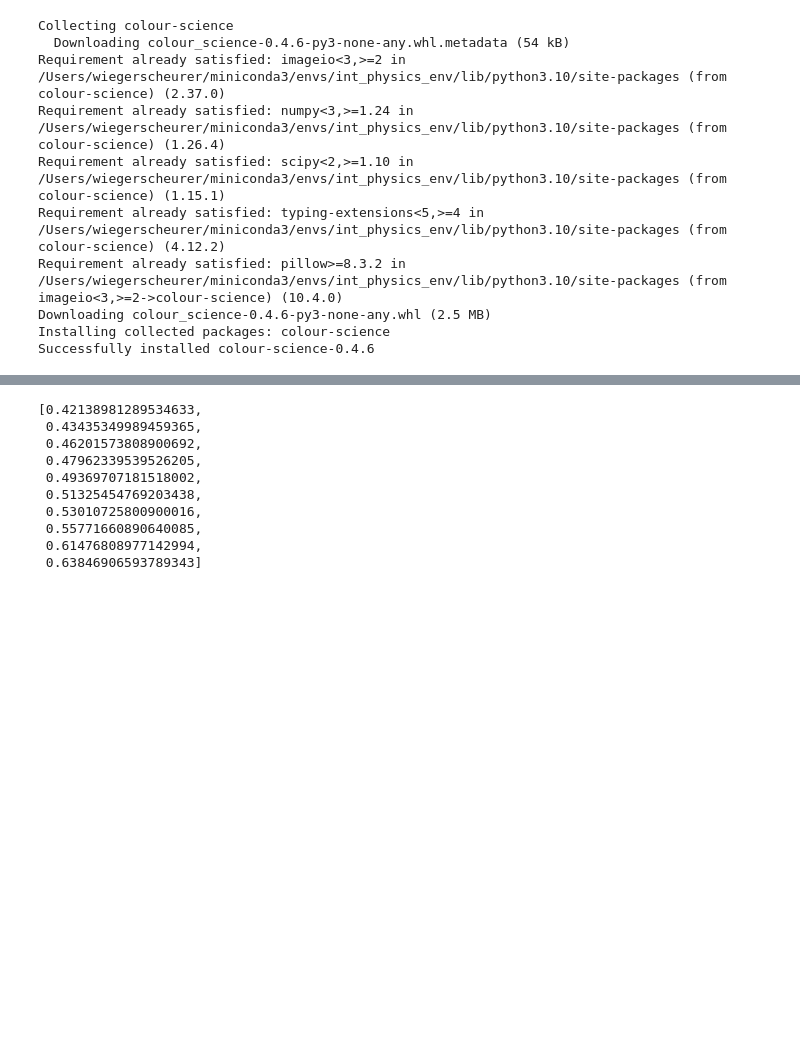
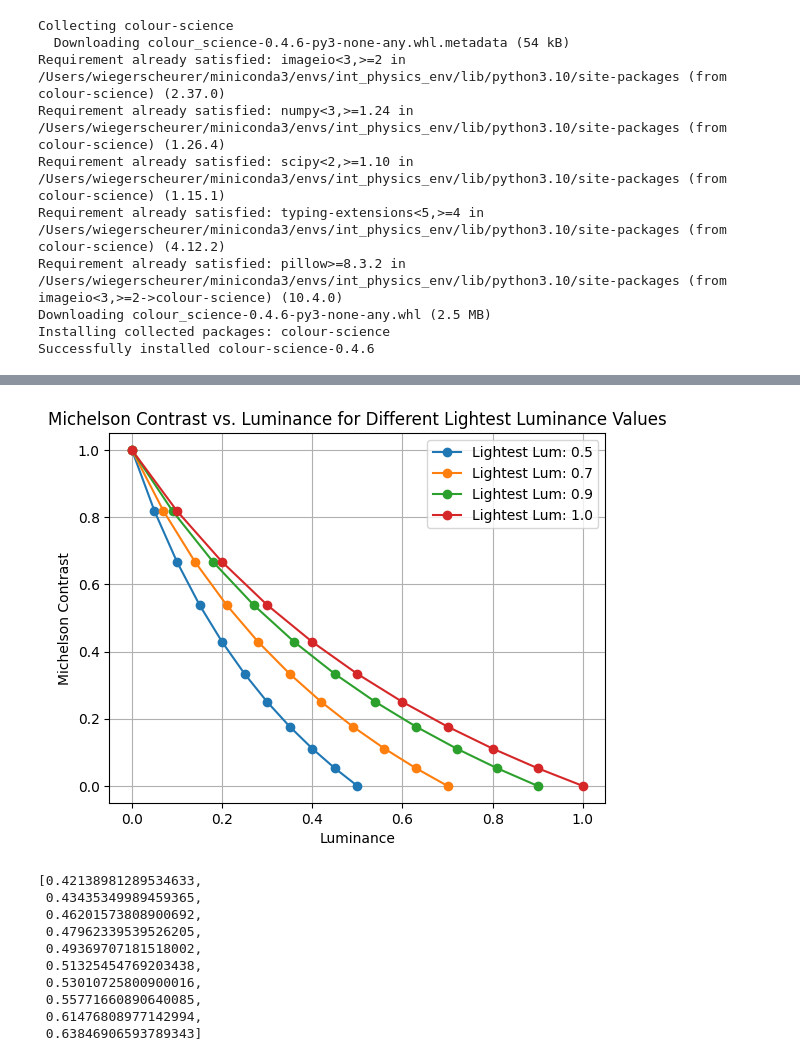
Before and after one commit to WiegerScheurer/physicspred, a Jupyter notebook: Notebooks/equal_lumen.ipynb, the cells around one changed output, grey strips where cells are left out. Cells and saved outputs as stored; diff of their text form; code cells hidden in the pictures; blank space fills up the shorter version.

```diff
--- a/Notebooks/equal_lumen.ipynb
+++ b/Notebooks/equal_lumen.ipynb
@@ -42,3 +152,28 @@ Successfully installed colour-science-0.4.6
+# %%
+import matplotlib.pyplot as plt
+
+# Assuming michelson_contrast is defined elsewhere
+def michelson_contrast(lum1, lum2):
+    return (lum1 - lum2) / (lum1 + lum2)
+
+# Define a range of lightest luminance values
+lightest_luminance_values = [0.5, 0.7, 0.9, 1.0]
+
+# Plot the data for each lightest luminance value
+for lightest_lum in lightest_luminance_values:
+    luminance_values = [lightest_lum - (i / 10) * lightest_lum for i in range(11)]
+    contrast_values = [michelson_contrast(lightest_lum, lum) for lum in luminance_values]
+
+    plt.plot(luminance_values, contrast_values, marker='o', label=f'Lightest Lum: {lightest_lum}')
+
+plt.xlabel('Luminance')
+plt.ylabel('Michelson Contrast')
+plt.title('Michelson Contrast vs. Luminance for Different Lightest Luminance Values')
+plt.legend()
+plt.grid(True)
+plt.show()
+# %% [output]
+[figure, added]
 # %%
 def bellshape_sample(mean, sd, n_samples, plot:bool=False, shuffle:bool=True):
 
```
Also changed, not shown: parts of 2 cells of this notebook, 18 other files.
